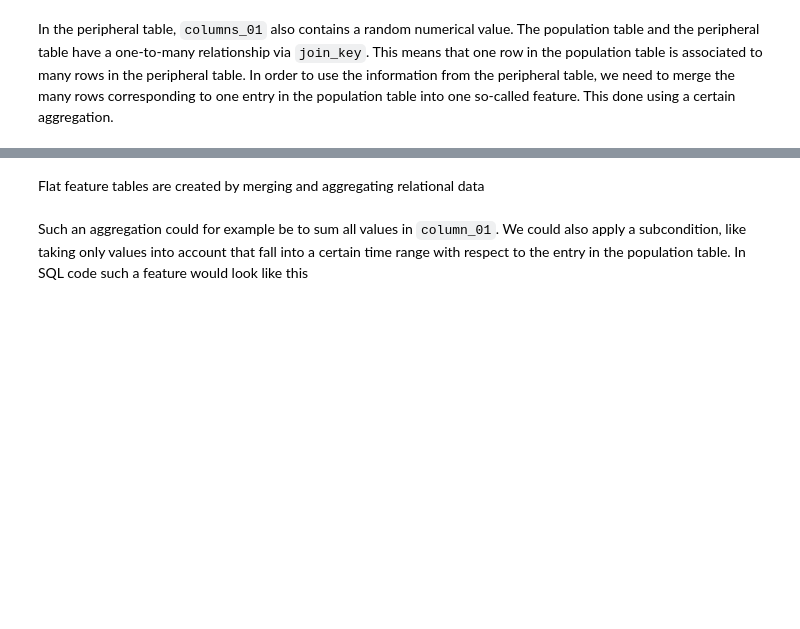
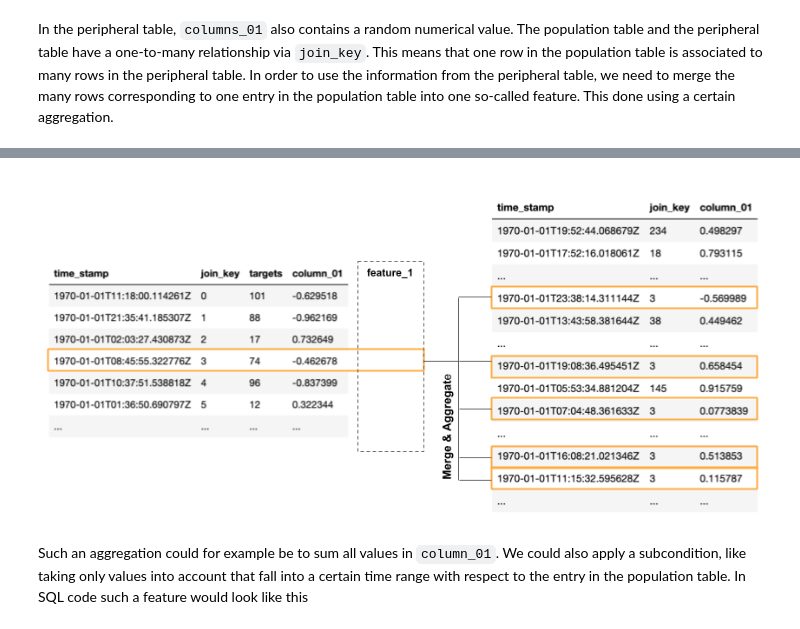
Before and after one commit to srnnkls/getml-examples, a Jupyter notebook: python/projects/getting_started/getting_started.ipynb, the cells around one changed output, grey strips where cells are left out. Drawn from its saved outputs; the diff is of its cells as text; code cells hidden in the pictures; blank space fills up the shorter version.

Commit message:
update getting started

```diff
--- a/python/projects/getting_started/getting_started.ipynb
+++ b/python/projects/getting_started/getting_started.ipynb
@@ -75,5 +108,7 @@ In the peripheral table, `columns_01` also contains a random numerical value. Th
-# %% [markdown]
-Flat feature tables are created by merging and aggregating relational data
+# %%
+Image("img/getting_started_pic1.png")
+# %% [output]
+[figure, added]
 # %% [markdown]
 Such an aggregation could for example be to sum all values in `column_01`. We could also apply a subcondition, like taking only values into account that fall into a certain time range with respect to the entry in the population table. In SQL code such a feature would look like this
 # %% [markdown]
```
Also changed, not shown: parts of 16 cells of this notebook.
